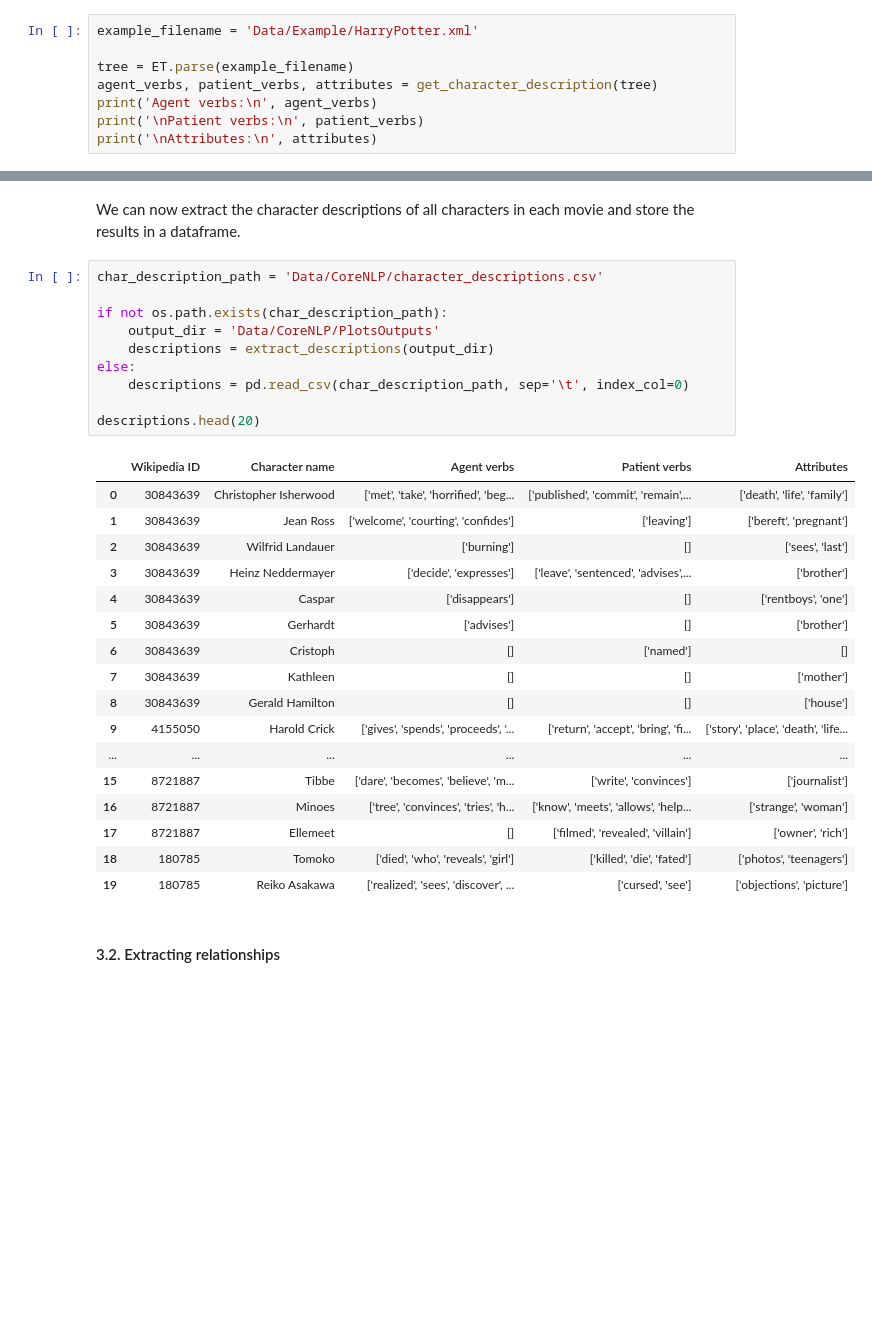
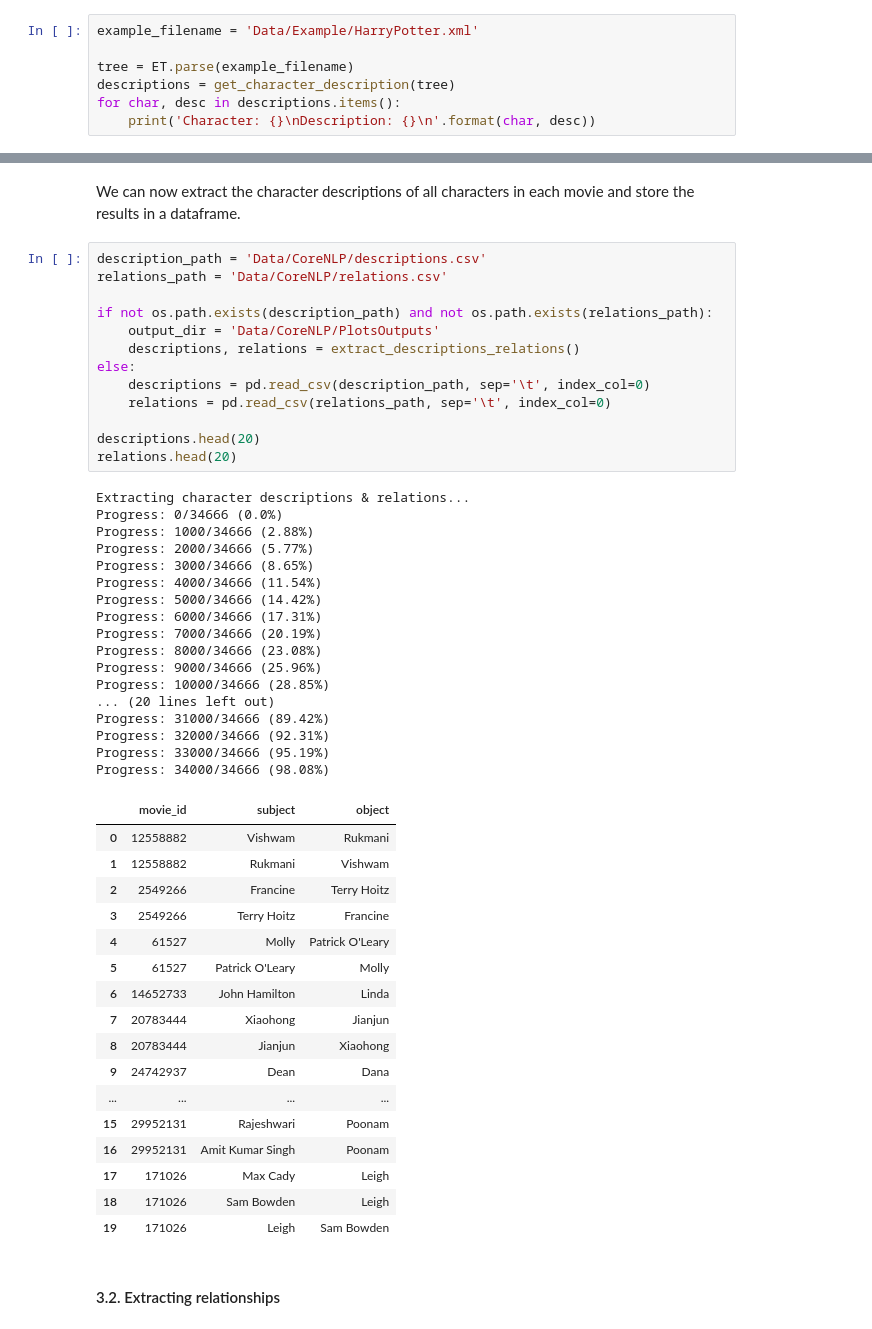
Before and after one commit to epfl-ada/ada-2022-project-toestewbrr, a Jupyter notebook: coreNLP_analysis.ipynb, the cells around one changed output, grey strips where cells are left out. Saved outputs shown, nothing was run; the diff lists cells and outputs as text; blank space fills up the shorter version.

Commit message:
Ran data extraction

```diff
--- a/coreNLP_analysis.ipynb
+++ b/coreNLP_analysis.ipynb
@@ -351,8 +303,7 @@ We first extract the attributes and actions associated with each character from
 example_filename = 'Data/Example/HarryPotter.xml'
 
 tree = ET.parse(example_filename)
-agent_verbs, patient_verbs, attributes = get_character_description(tree)
-print('Agent verbs:\n', agent_verbs)
-print('\nPatient verbs:\n', patient_verbs)
-print('\nAttributes:\n', attributes)
+descriptions = get_character_description(tree)
+for char, desc in descriptions.items():
+    print('Character: {}\nDescription: {}\n'.format(char, desc))
 # %% [output]
@@ -367,33 +327,53 @@ Attributes:
 # %% [markdown]
 We can now extract the character descriptions of all characters in each movie and store the results in a dataframe.
 # %%
-char_description_path = 'Data/CoreNLP/character_descriptions.csv'
+description_path = 'Data/CoreNLP/descriptions.csv'
+relations_path = 'Data/CoreNLP/relations.csv'
 
-if not os.path.exists(char_description_path):
+if not os.path.exists(description_path) and not os.path.exists(relations_path):
     output_dir = 'Data/CoreNLP/PlotsOutputs'
-    descriptions = extract_descriptions(output_dir)
+    descriptions, relations = extract_descriptions_relations()
 else:
-    descriptions = pd.read_csv(char_description_path, sep='\t', index_col=0)
+    descriptions = pd.read_csv(description_path, sep='\t', index_col=0)
+    relations = pd.read_csv(relations_path, sep='\t', index_col=0)
 
 descriptions.head(20)
+relations.head(20)
 # %% [output]
+Extracting character descriptions & relations...
+Progress: 0/34666 (0.0%)
+Progress: 1000/34666 (2.88%)
+Progress: 2000/34666 (5.77%)
+Progress: 3000/34666 (8.65%)
+Progress: 4000/34666 (11.54%)
+Progress: 5000/34666 (14.42%)
+Progress: 6000/34666 (17.31%)
+Progress: 7000/34666 (20.19%)
+Progress: 8000/34666 (23.08%)
+Progress: 9000/34666 (25.96%)
+Progress: 10000/34666 (28.85%)
+... (20 lines left out)
+Progress: 31000/34666 (89.42%)
+Progress: 32000/34666 (92.31%)
+Progress: 33000/34666 (95.19%)
+Progress: 34000/34666 (98.08%)
-|  | Wikipedia ID | Character name | Agent verbs | Patient verbs | Attributes |
-| 0 | 30843639 | Christopher Isherwood | ['met', 'take', 'horrified', 'beg... | ['published', 'commit', 'remain',... | ['death', 'life', 'family'] |
-| 1 | 30843639 | Jean Ross | ['welcome', 'courting', 'confides'] | ['leaving'] | ['bereft', 'pregnant'] |
-| 2 | 30843639 | Wilfrid Landauer | ['burning'] | [] | ['sees', 'last'] |
-| 3 | 30843639 | Heinz Neddermayer | ['decide', 'expresses'] | ['leave', 'sentenced', 'advises',... | ['brother'] |
-| 4 | 30843639 | Caspar | ['disappears'] | [] | ['rentboys', 'one'] |
-| 5 | 30843639 | Gerhardt | ['advises'] | [] | ['brother'] |
-| 6 | 30843639 | Cristoph | [] | ['named'] | [] |
-| 7 | 30843639 | Kathleen | [] | [] | ['mother'] |
-| 8 | 30843639 | Gerald Hamilton | [] | [] | ['house'] |
-| 9 | 4155050 | Harold Crick | ['gives', 'spends', 'proceeds', '... | ['return', 'accept', 'bring', 'fi... | ['story', 'place', 'death', 'life... |
-| ... | ... | ... | ... | ... | ... |
-| 15 | 8721887 | Tibbe | ['dare', 'becomes', 'believe', 'm... | ['write', 'convinces'] | ['journalist'] |
-| 16 | 8721887 | Minoes | ['tree', 'convinces', 'tries', 'h... | ['know', 'meets', 'allows', 'help... | ['strange', 'woman'] |
-| 17 | 8721887 | Ellemeet | [] | ['filmed', 'revealed', 'villain'] | ['owner', 'rich'] |
-| 18 | 180785 | Tomoko | ['died', 'who', 'reveals', 'girl'] | ['killed', 'die', 'fated'] | ['photos', 'teenagers'] |
-| 19 | 180785 | Reiko Asakawa | ['realized', 'sees', 'discover', ... | ['cursed', 'see'] | ['objections', 'picture'] |
+|  | movie_id | subject | object |
+| 0 | 12558882 | Vishwam | Rukmani |
+| 1 | 12558882 | Rukmani | Vishwam |
+| 2 | 2549266 | Francine | Terry Hoitz |
+| 3 | 2549266 | Terry Hoitz | Francine |
+| 4 | 61527 | Molly | Patrick O'Leary |
+| 5 | 61527 | Patrick O'Leary | Molly |
+| 6 | 14652733 | John Hamilton | Linda |
+| 7 | 20783444 | Xiaohong | Jianjun |
+| 8 | 20783444 | Jianjun | Xiaohong |
+| 9 | 24742937 | Dean | Dana |
+| ... | ... | ... | ... |
+| 15 | 29952131 | Rajeshwari | Poonam |
+| 16 | 29952131 | Amit Kumar Singh | Poonam |
+| 17 | 171026 | Max Cady | Leigh |
+| 18 | 171026 | Sam Bowden | Leigh |
+| 19 | 171026 | Leigh | Sam Bowden |
 # %% [markdown]
 #### 3.2. Extracting relationships
 # %%
```
Also changed, not shown: parts of 15 cells of this notebook, 4 other files.
